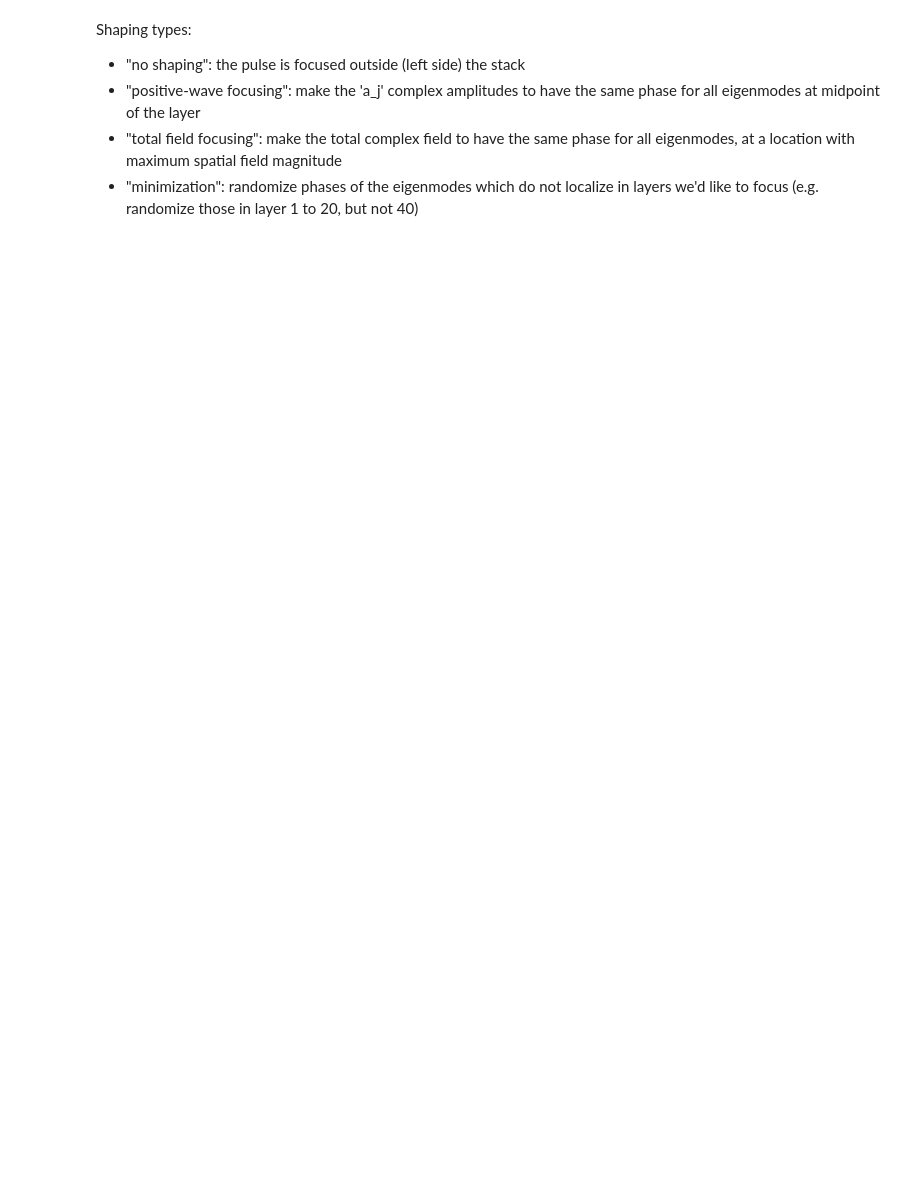
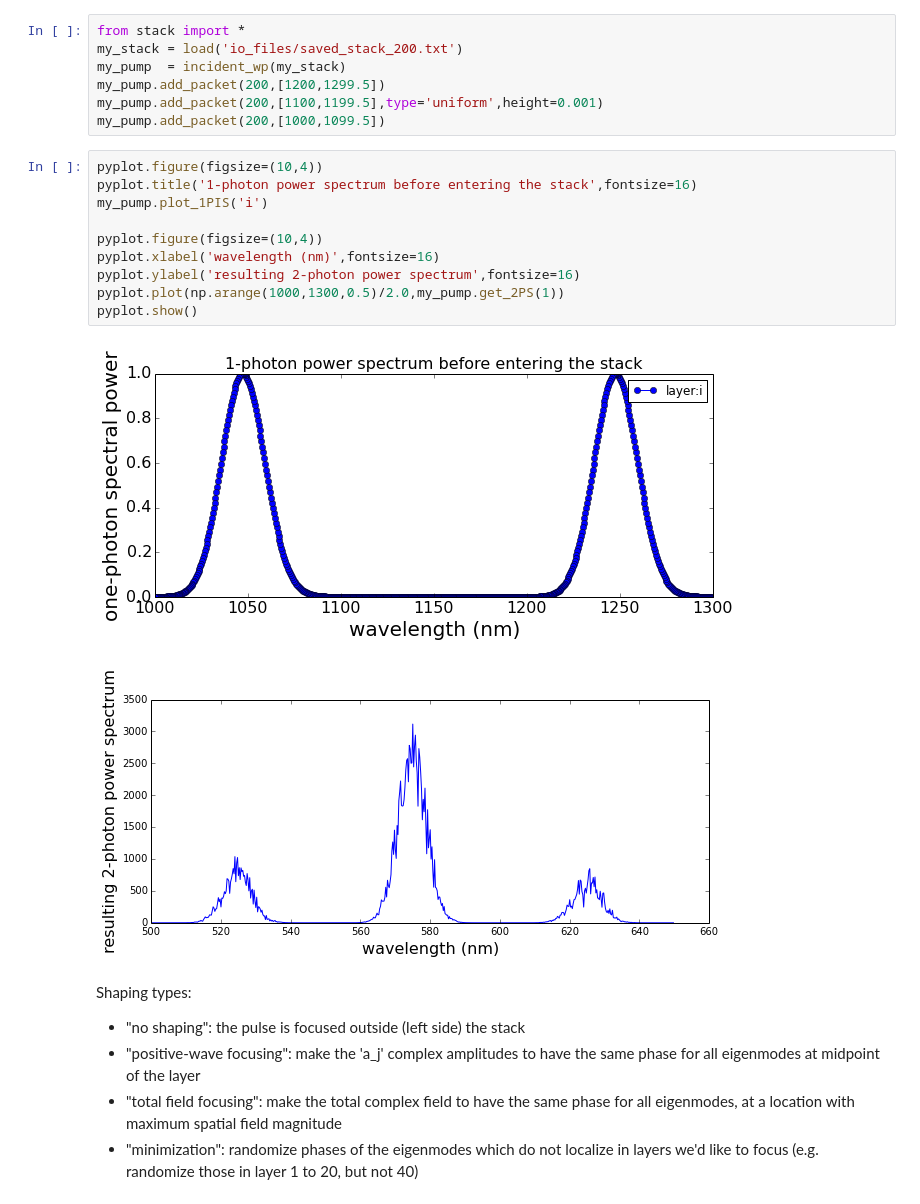
Before and after one commit to chaohan/code-samples, a Jupyter notebook: nb-2PS.ipynb, the cells around one changed output. Saved outputs shown, nothing was run; the diff lists cells and outputs as text; blank space fills up the shorter version.

```diff
--- a/nb-2PS.ipynb
+++ b/nb-2PS.ipynb
@@ -1,3 +1,23 @@
+# %%
+from stack import *
+my_stack = load('io_files/saved_stack_200.txt')
+my_pump  = incident_wp(my_stack)
+my_pump.add_packet(200,[1200,1299.5])
+my_pump.add_packet(200,[1100,1199.5],type='uniform',height=0.001)
+my_pump.add_packet(200,[1000,1099.5])
+# %%
+pyplot.figure(figsize=(10,4))
+pyplot.title('1-photon power spectrum before entering the stack',fontsize=16)
+my_pump.plot_1PIS('i')
+
+pyplot.figure(figsize=(10,4))
+pyplot.xlabel('wavelength (nm)',fontsize=16)
+pyplot.ylabel('resulting 2-photon power spectrum',fontsize=16)
+pyplot.plot(np.arange(1000,1300,0.5)/2.0,my_pump.get_2PS(1))
+pyplot.show()
+# %% [output]
+[figure, added]
+[figure, added]
 # %% [markdown]
 Shaping types:
 - "no shaping": the pulse is focused outside (left side) the stack
```
Also changed, not shown: parts of 1 cell of this notebook.
